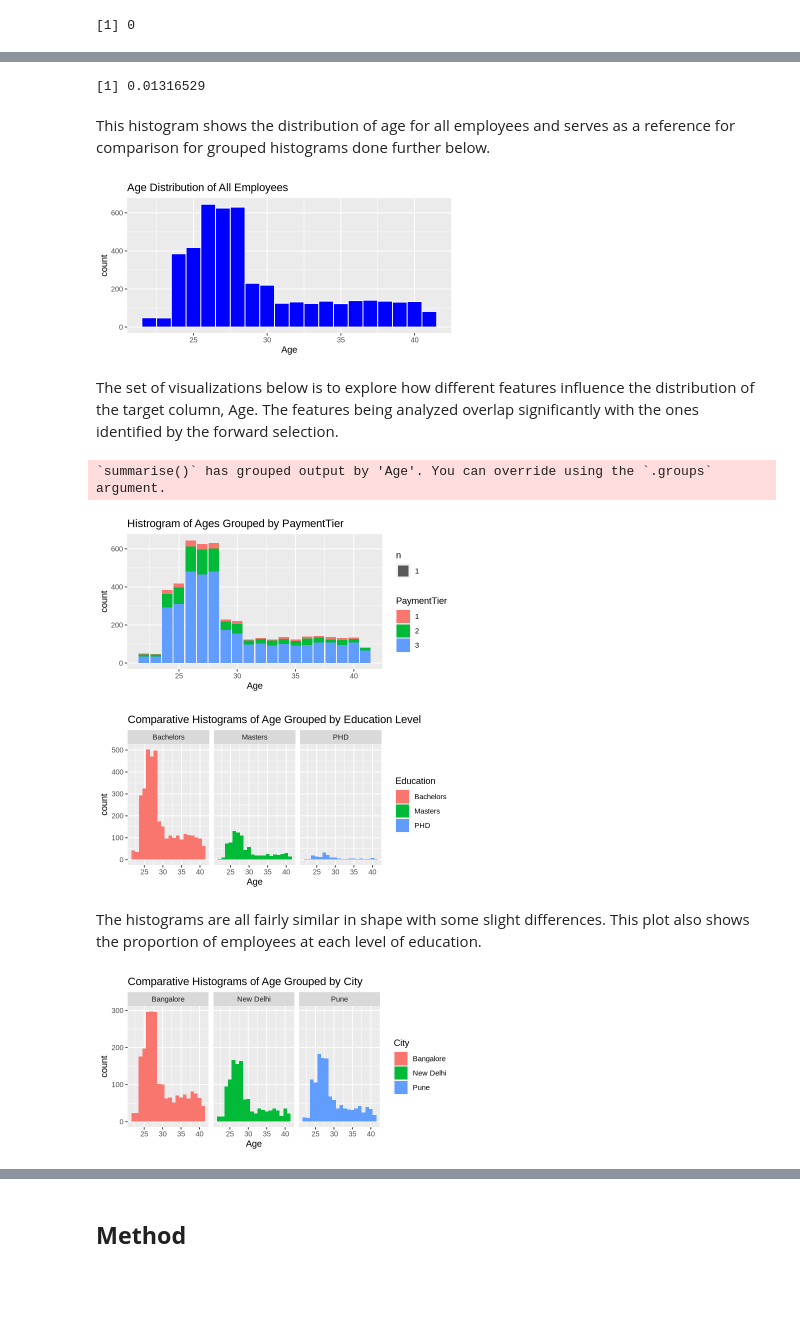
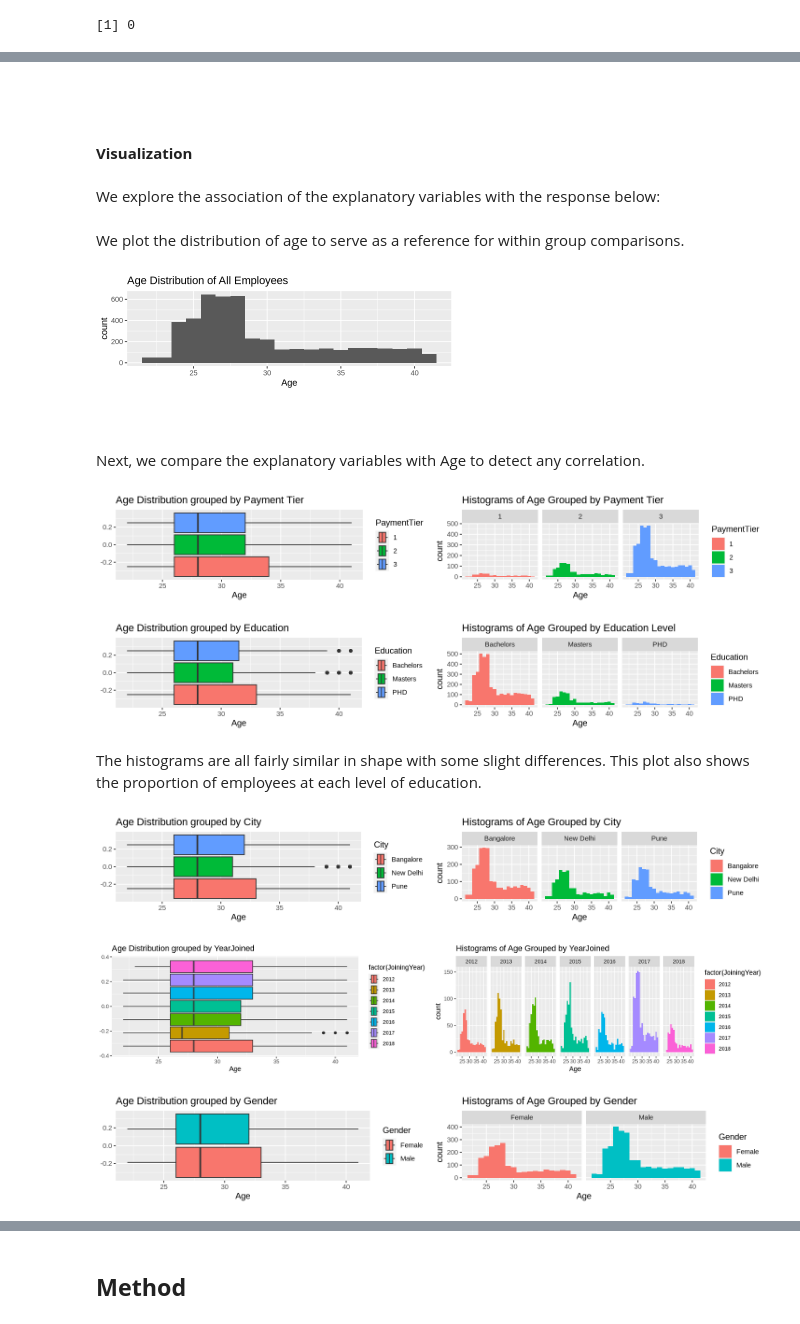
Before and after one commit to zhtgeneral/stat301-20, a Jupyter notebook: ProjectQuestion (1).ipynb, the cells around one changed output, grey strips where cells are left out. Drawn from its saved outputs; the diff is of its cells as text; code cells hidden in the pictures; blank space fills up the shorter version.

Commit message:
lots of plots

```diff
--- a/ProjectQuestion (1).ipynb
+++ b/ProjectQuestion (1).ipynb
@@ -68,5 +70,5 @@ This dataset contains personal data from 4653 employees from a company with loca
 # %%
-employee_data <- read_csv("Employee.csv", show_col_types = FALSE)
+employee_data <- read_csv("https://raw.githubusercontent.com/zhtgeneral/stat-301-data/main/Employee.csv", show_col_types = FALSE)
 head(employee_data, 1)
 # %% [output]
 A tibble: 1 × 9
@@ -102,29 +106,52 @@ cor(employee_data$Age,employee_data$ExperienceInCurrentDomain)
-# %%
-cor(employee_data$Age,employee_data$JoiningYear)
-# %% [output]
-[1] 0.01316529
+# %% [markdown]
+<br>
+# %% [markdown]
+#### **Visualization**
+# %% [markdown]
+We explore the association of the explanatory variables with the response below:
 # %% [markdown]
-This histogram shows the distribution of age for all employees and serves as a reference for comparison for grouped histograms done further below.
+We plot the distribution of age to serve as a reference for within group comparisons.
 # %%
-options(repr.plot.width = 6, repr.plot.height = 3)
-ggplot(employee_data, aes(x = Age)) + geom_histogram(bins = 20, color = "white", fill = "blue") + xlab("Age") + ggtitle("Age Distribution of All Employees")
+options(repr.plot.width = 6, repr.plot.height = 2)
+ggplot(employee_data, aes(x = Age)) + geom_histogram(bins = 20) + xlab("Age") + ggtitle("Age Distribution of All Employees")
 # %% [output]
-[figure, old version]
+[figure, new version]
+# %% [markdown]
+<br>
 # %% [markdown]
-The set of visualizations below is to explore how different features influence the distribution of the target column, Age. The features being analyzed overlap significantly with the ones identified by the forward selection.
+Next, we compare the explanatory variables with Age to detect any correlation.
 # %%
-employee_data %>% group_by(Age, PaymentTier) %>% summarise(count=n()) %>% ggplot(aes(x=Age,y=count,fill=PaymentTier)) + geom_bar(stat="sum")+ ggtitle("Histrogram of Ages Grouped by PaymentTier")
+options(repr.plot.width = 12, repr.plot.height = 2)
+ap1 <- ggplot(employee_data, aes(Age, fill = PaymentTier)) + geom_boxplot() + ggtitle("Age Distribution grouped by Payment Tier")
+ap2 <- ggplot(employee_data, aes(Age, fill = PaymentTier)) + geom_histogram(bins = 20) + facet_grid(.~PaymentTier) + ggtitle("Histograms of Age Grouped by Payment Tier")
+plot_grid(ap1, ap2, ncol = 2)
 # %% [output]
-`summarise()` has grouped output by 'Age'. You can override using the `.groups`
-argument.
-[figure, old version]
+[figure, new version]
 # %%
-ggplot(employee_data, aes(Age, fill=Education)) + geom_histogram(bins=20) + facet_grid(.~Education) + ggtitle("Comparative Histograms of Age Grouped by Education Level")
+ae1 <- ggplot(employee_data, aes(Age, fill = Education)) + geom_boxplot() + ggtitle("Age Distribution grouped by Education")
+ae2 <- ggplot(employee_data, aes(Age, fill = Education)) + geom_histogram(bins=20) + facet_grid(.~Education) + ggtitle("Histograms of Age Grouped by Education Level")
+plot_grid(ae1, ae2, ncol = 2)
 # %% [output]
-[figure, old version]
+[figure, new version]
 # %% [markdown]
 The histograms are all fairly similar in shape with some slight differences. This plot also shows the proportion of employees at each level of education.
 # %%
-ggplot(employee_data,aes(Age, fill = City)) + geom_histogram(bins = 20) + facet_grid(.~City) + ggtitle("Comparative Histograms of Age Grouped by City")
+ac1 <- ggplot(employee_data, aes(Age, fill = City)) + geom_boxplot() + ggtitle("Age Distribution grouped by City")
+ac2 <- ggplot(employee_data, aes(Age, fill = City)) + geom_histogram(bins = 20) + facet_grid(.~City) + ggtitle("Histograms of Age Grouped by City")
+plot_grid(ac1, ac2, ncol = 2)
 # %% [output]
-[figure, old version]
+[figure, new version]
+# %%
+options(repr.plot.width = 15, repr.plot.height = 3)
+ay1 <- ggplot(employee_data, aes(Age, fill = factor(JoiningYear))) + geom_boxplot() + ggtitle("Age Distribution grouped by YearJoined")
+ay2 <- ggplot(employee_data, aes(Age, fill = factor(JoiningYear))) + geom_histogram(bins = 20) + facet_grid(.~JoiningYear) + ggtitle("Histograms of Age Grouped by YearJoined")
+plot_grid(ay1, ay2, ncol = 2)
+# %% [output]
+[figure, added]
+# %%
+options(repr.plot.width = 12, repr.plot.height = 2)
+ag1 <- ggplot(employee_data, aes(Age, fill = Gender)) + geom_boxplot() + ggtitle("Age Distribution grouped by Gender")
+ag2 <- ggplot(employee_data, aes(Age, fill = Gender)) + geom_histogram(bins = 20) + facet_grid(.~Gender) + ggtitle("Histograms of Age Grouped by Gender")
+plot_grid(ag1, ag2, ncol = 2)
+# %% [output]
+[figure, added]
```
Also changed, not shown: parts of 24 cells of this notebook.
